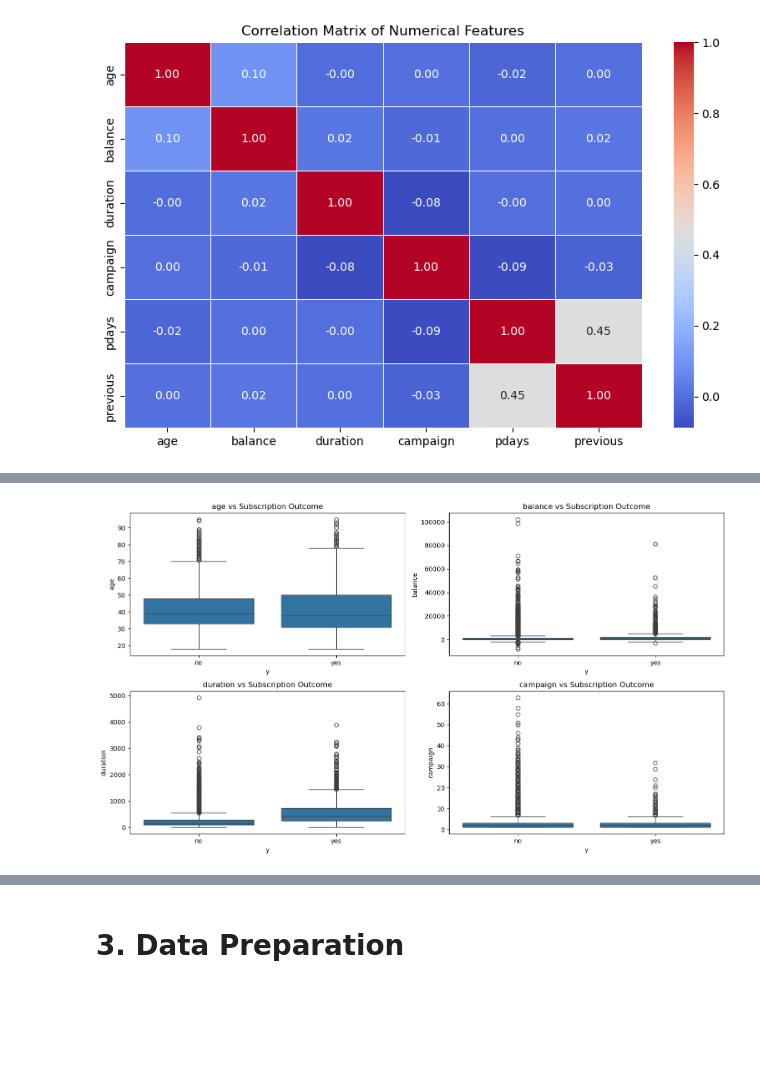
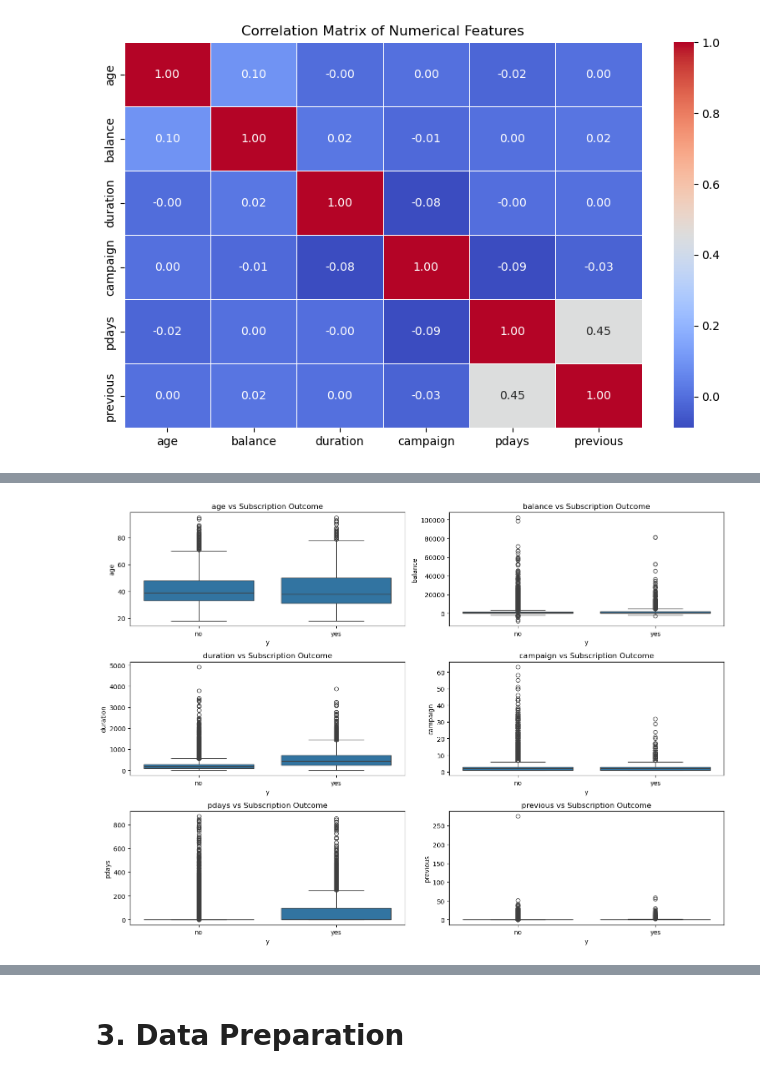
Before and after one commit to xousies/mldp-assignment, a Jupyter notebook: Program Codes.ipynb, the cells around one changed output, grey strips where cells are left out. Saved outputs shown, nothing was run; the diff lists cells and outputs as text; code cells hidden in the pictures; blank space fills up the shorter version.

```diff
--- a/Program Codes.ipynb
+++ b/Program Codes.ipynb
@@ -252,13 +285,13 @@ plt.show()
 # %%
-plt.figure(figsize=(14, 8))
+plt.figure(figsize=(14, 10))
 
-for i, col in enumerate(["age", "balance", "duration", "campaign"], 1):
-    plt.subplot(2, 2, i)
+for i, col in enumerate(["age", "balance", "duration", "campaign", "pdays", "previous"], 1):
+    plt.subplot(3, 2, i)
     sns.boxplot(x="y", y=col, data=df)
     plt.title(f"{col} vs Subscription Outcome")
 
 plt.tight_layout()
 plt.show()
 # %% [output]
-[figure, old version]
+[figure, new version]
 # %% [markdown]
```
Also changed, not shown: parts of 168 cells of this notebook, 7 other files.
